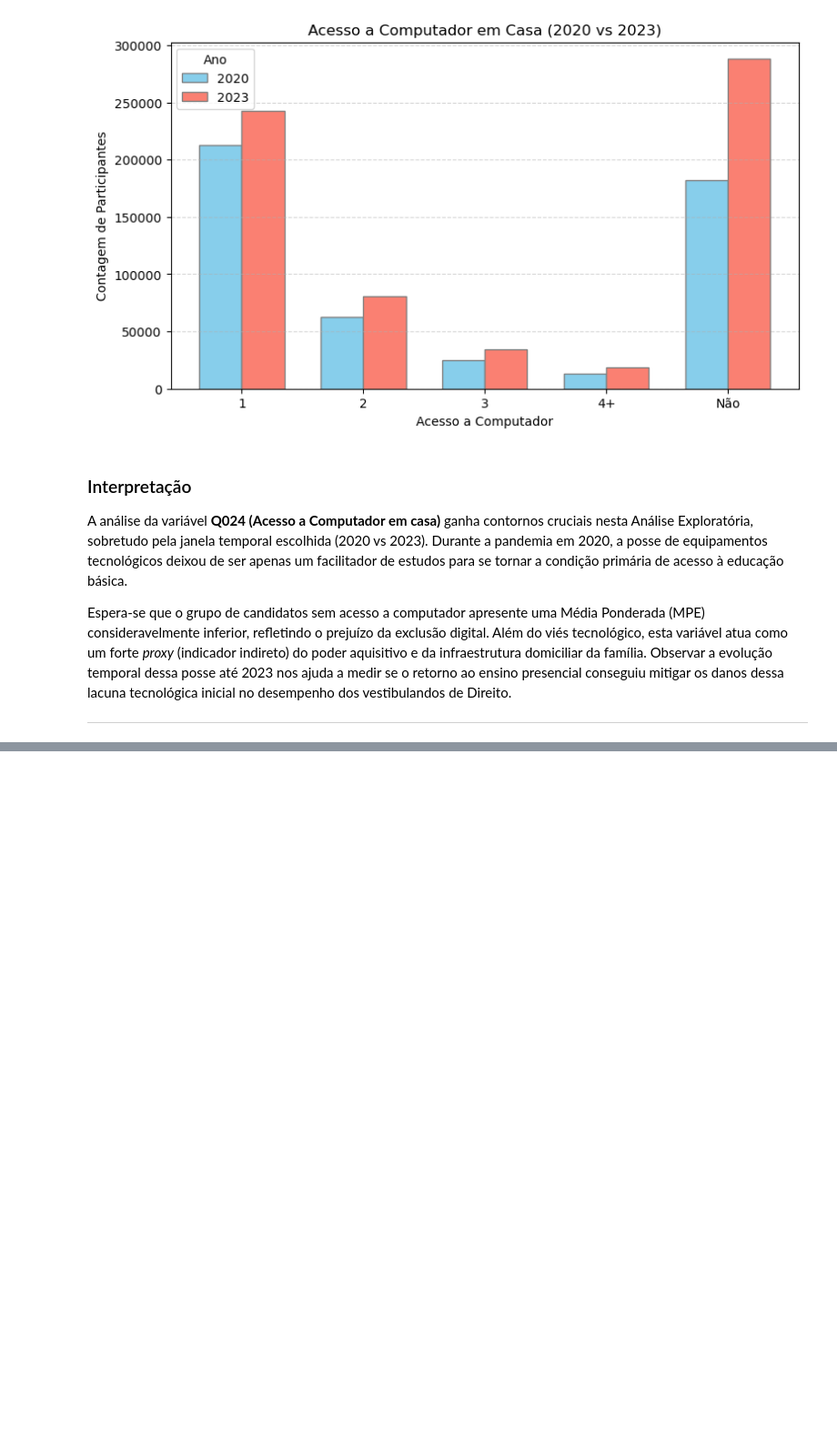
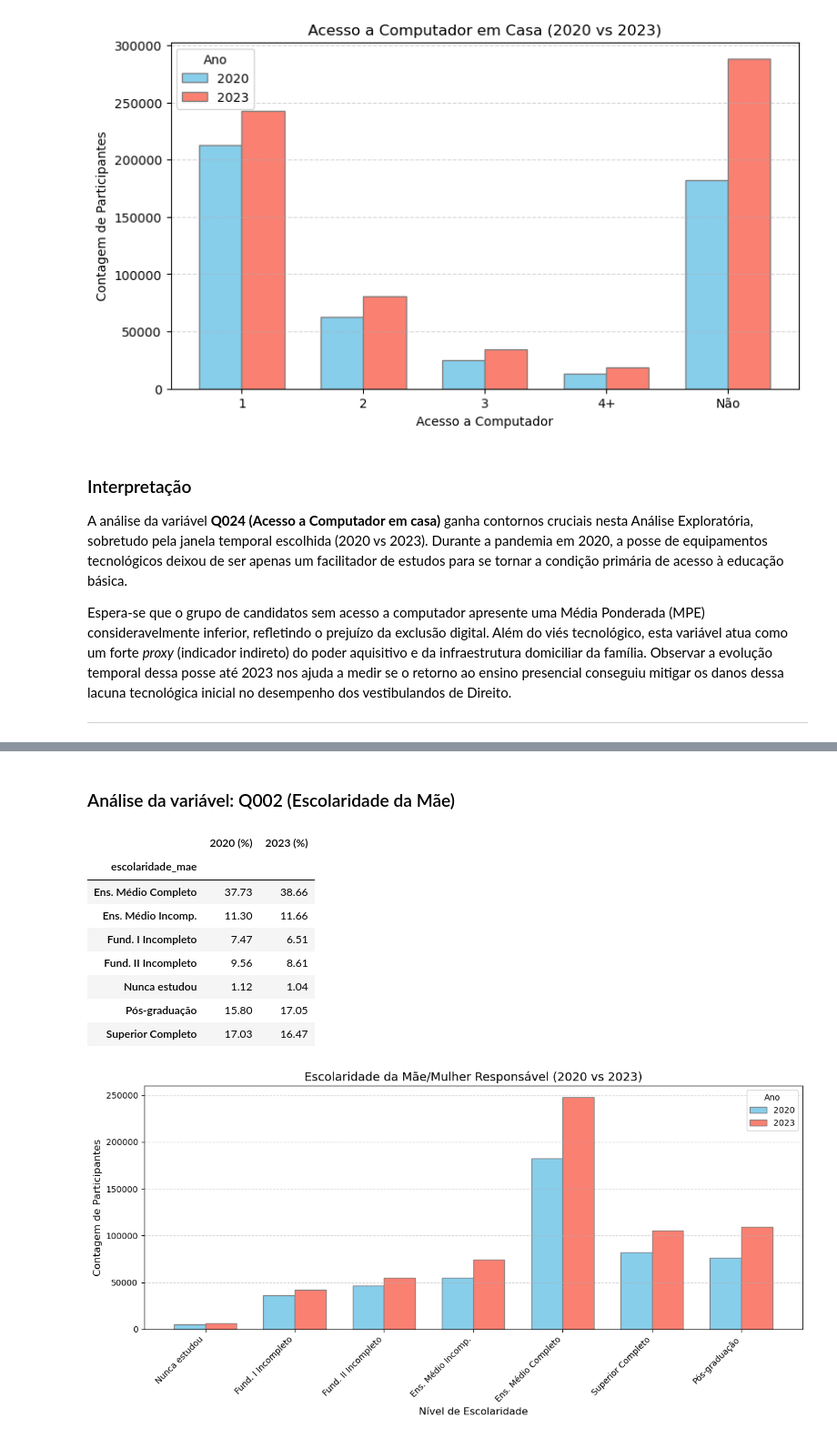
Before and after one commit to AllineOliveira/Projeto-2-Cdados, a Jupyter notebook: Projeto 2 - Grupo 6 2.ipynb, the cells around one changed output, grey strips where cells are left out. Shown at 91% size. Saved outputs shown, nothing was run; the diff lists cells and outputs as text; code cells hidden in the pictures; blank space fills up the shorter version.

```diff
--- a/Projeto 2 - Grupo 6 2.ipynb
+++ b/Projeto 2 - Grupo 6 2.ipynb
@@ -775,0 +886,60 @@ ___
+# %% [markdown]
+### Análise da variável: Q002 (Escolaridade da Mãe) ###
+# %%
+# --- LIMPEZA DOS DADOS ---
+
+# Filtrando para tirar o "Não sei" e os NaN
+
+df20_mae = enem2020_final[(enem2020_final['escolaridade_mae'] != 'Não sei') & (enem2020_final['escolaridade_mae'].notna())]
+df23_mae = enem2023_final[(enem2023_final['escolaridade_mae'] != 'Não sei') & (enem2023_final['escolaridade_mae'].notna())]
+# %%
+# 1. Tabelas de Frequência (%)
+
+pct_2020_mae = (df20_mae['escolaridade_mae'].value_counts(normalize=True) * 100).round(2)
+pct_2023_mae = (df23_mae['escolaridade_mae'].value_counts(normalize=True) * 100).round(2)
+
+tabela_mae = pd.DataFrame({'2020 (%)': pct_2020_mae, '2023 (%)': pct_2023_mae})
+display(tabela_mae)
+
+# Contagem
+
+cont_2020_mae = df20_mae['escolaridade_mae'].value_counts()
+cont_2023_mae = df23_mae['escolaridade_mae'].value_counts()
+
+
+# 2. Configurando o Gráfico
+valores20_mae = cont_2020_mae.reindex(ordem_categorias, fill_value=0).values
+valores23_mae = cont_2023_mae.reindex(ordem_categorias, fill_value=0).values
+
+r1_mae = np.arange(len(ordem_categorias))
+r2_mae = [x + largura_barra for x in r1_mae]
+
+
+# 3. Plot do Gráfico
+plt.figure(figsize=(12, 6))
+
+plt.bar(r1_mae, valores20_mae, color='skyblue', width=largura_barra, edgecolor='gray', label='2020')
+plt.bar(r2_mae, valores23_mae, color='salmon', width=largura_barra, edgecolor='gray', label='2023')
+
+plt.title('Escolaridade da Mãe/Mulher Responsável (2020 vs 2023)', fontsize=14)
+plt.ylabel('Contagem de Participantes', fontsize=12)
+plt.xlabel('Nível de Escolaridade', fontsize=12)
+
+plt.xticks([r + largura_barra/2 for r in r1_mae], ordem_categorias, rotation=45, ha='right')
+
+plt.grid(axis='y', linestyle='--', alpha=0.5)
+plt.legend(title='Ano')
+plt.tight_layout()
+
+plt.show()
+# %% [output]
+|  | 2020 (%) | 2023 (%) |
+| escolaridade_mae |  |  |
+| Ens. Médio Completo | 37.73 | 38.66 |
+| Ens. Médio Incomp. | 11.30 | 11.66 |
+| Fund. I Incompleto | 7.47 | 6.51 |
+| Fund. II Incompleto | 9.56 | 8.61 |
+| Nunca estudou | 1.12 | 1.04 |
+| Pós-graduação | 15.80 | 17.05 |
+| Superior Completo | 17.03 | 16.47 |
+[figure, added]
```
Also changed, not shown: parts of 18 cells of this notebook.
